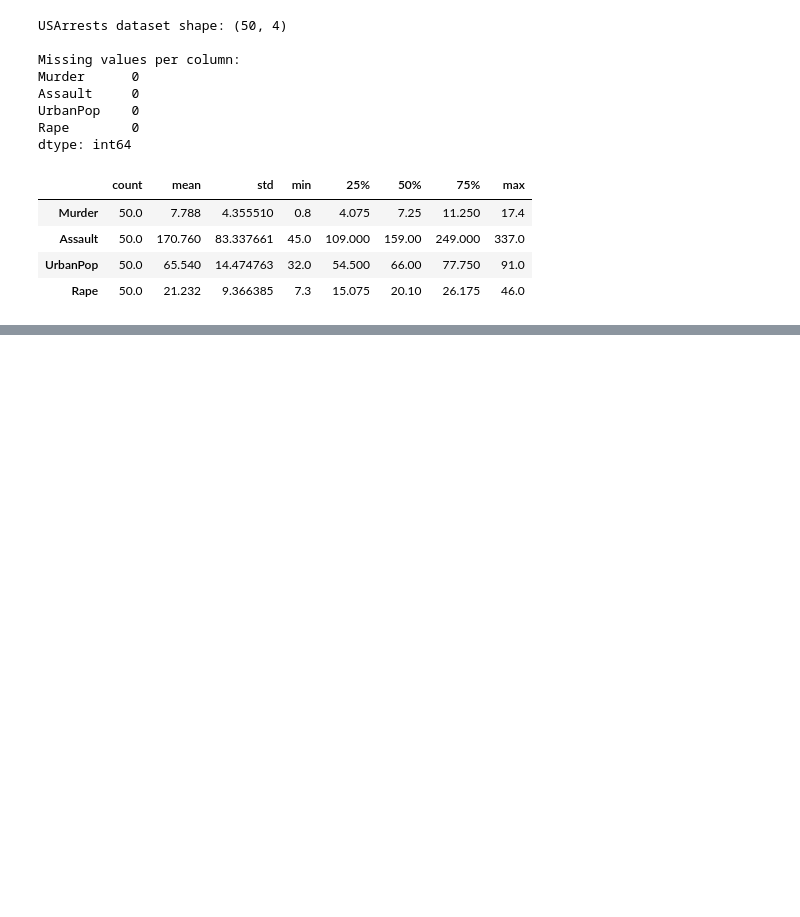
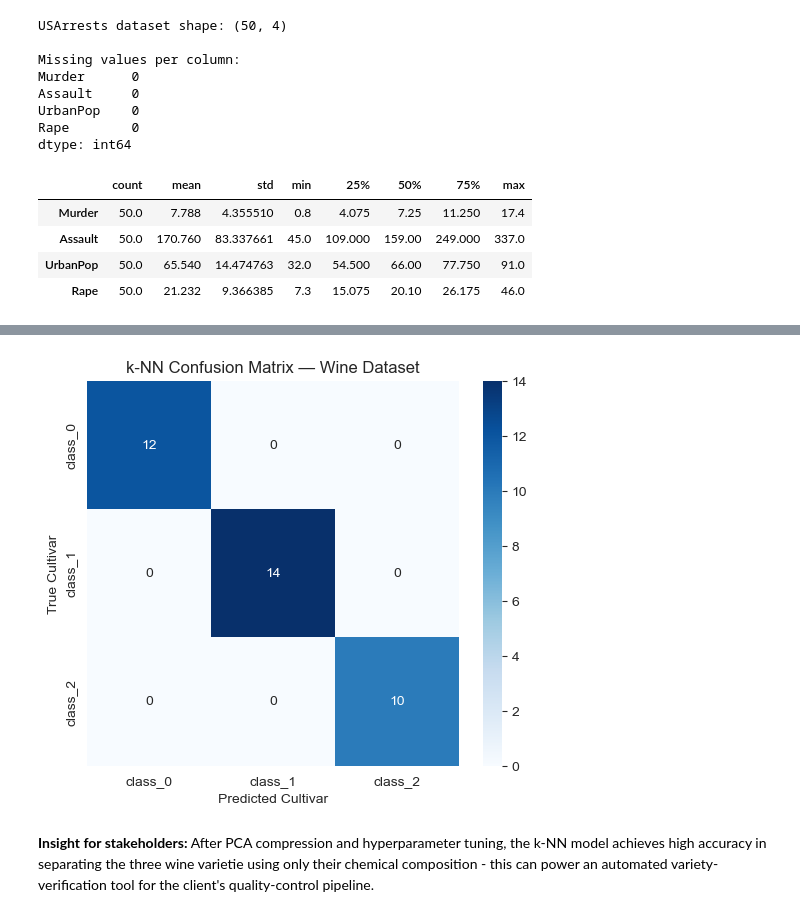
Before and after one commit to Kayce-joy/DataVine-Analytics, a Jupyter notebook: 8.ipynb, the cells around one changed output, grey strips where cells are left out. Cells and saved outputs as stored; diff of their text form; code cells hidden in the pictures; blank space fills up the shorter version.

```diff
--- a/8.ipynb
+++ b/8.ipynb
@@ -138,0 +179,14 @@ dtype: int64
+# %%
+# Hyperparameter tuning with GridSearchCV
+param_grid = {
+    'n_neighbors': list(range(1, 21)),
+    'weights': ['uniform', 'distance'],
+    'metric': ['euclidean', 'manhattan', 'minkowski']
+}
+
+knn = KNeighborsClassifier()
+grid_search = GridSearchCV(knn, param_grid, cv=5, scoring='accuracy', n_jobs=-1)
+grid_search.fit(X_train_pca, y_train)
+
+print('Best parameters:', grid_search.best_params_)
+print(f'Best cross-validated accuracy: {grid_search.best_score_:.4f}')
@@ -138,0 +196,9 @@ dtype: int64
+# %%
+# Train final k-NN classifier using the best parameters
+best_knn = grid_search.best_estimator_
+y_pred = best_knn.predict(X_test_pca)
+
+test_accuracy = accuracy_score(y_test, y_pred)
+print(f'Test set accuracy: {test_accuracy:.4f}\n')
+print('Classification Report:')
+print(classification_report(y_test, y_pred, target_names=le.classes_))
@@ -138,0 +218,14 @@ dtype: int64
+# %%
+# Confusion matrix visualization
+cm = confusion_matrix(y_test, y_pred)
+plt.figure(figsize=(6, 5))
+sns.heatmap(cm, annot=True, fmt='d', cmap='Blues',
+            xticklabels=le.classes_, yticklabels=le.classes_)
+plt.xlabel('Predicted Cultivar')
+plt.ylabel('True Cultivar')
+plt.title('k-NN Confusion Matrix — Wine Dataset')
+plt.show()
+# %% [output]
+[figure, added]
+# %% [markdown]
+**Insight for stakeholders:** After PCA compression and hyperparameter tuning, the k-NN model achieves high accuracy in separating the three wine varietie using only their chemical composition - this can power an automated variety-verification tool for the client's quality-control pipeline.
```
Also changed, not shown: parts of 14 cells of this notebook.
